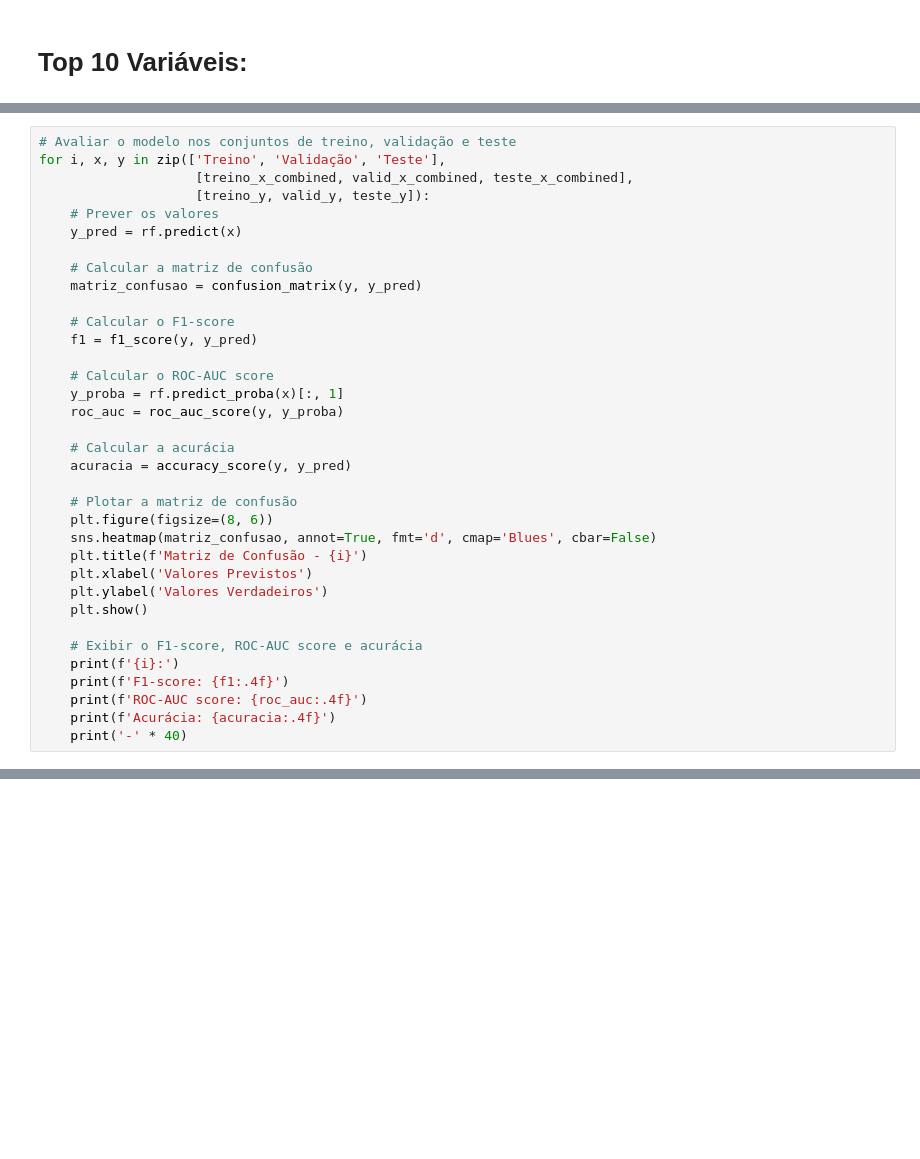
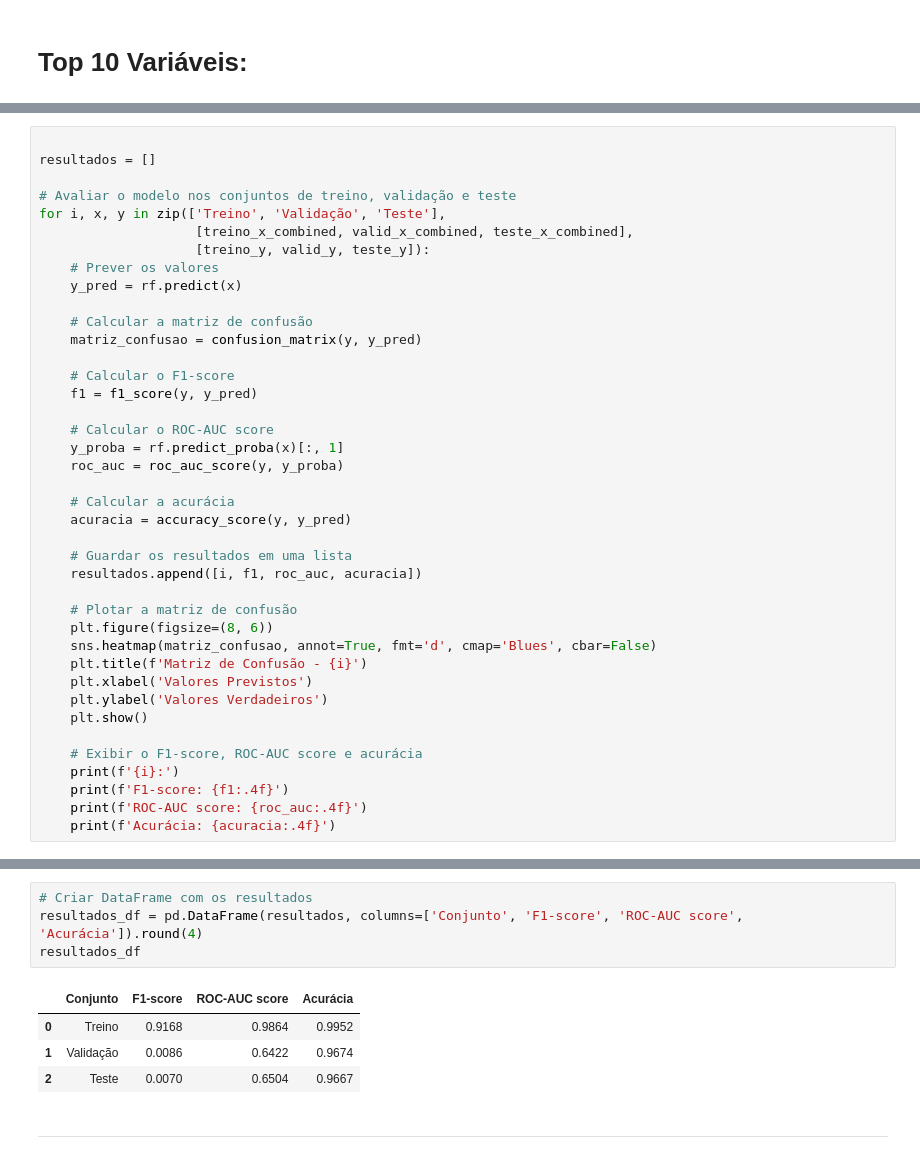
Before and after one commit to jrodrigotico/MBA-USP-ESALQ---TCC, a Jupyter notebook: debug.ipynb, the cells around one changed output, grey strips where cells are left out. Cells and saved outputs as stored; diff of their text form; blank space fills up the shorter version.

```diff
--- a/debug.ipynb
+++ b/debug.ipynb
@@ -505,4 +527,7 @@ rf.fit(treino_x_combined, treino_y)
 # %%
+
+resultados = []
+
 # Avaliar o modelo nos conjuntos de treino, validação e teste
 for i, x, y in zip(['Treino', 'Validação', 'Teste'],
                     [treino_x_combined, valid_x_combined, teste_x_combined],
@@ -523,6 +548,9 @@ for i, x, y in zip(['Treino', 'Validação', 'Teste'],
     # Calcular a acurácia
     acuracia = accuracy_score(y, y_pred)
 
+    # Guardar os resultados em uma lista
+    resultados.append([i, f1, roc_auc, acuracia])
+
     # Plotar a matriz de confusão
     plt.figure(figsize=(8, 6))
     sns.heatmap(matriz_confusao, annot=True, fmt='d', cmap='Blues', cbar=False)
@@ -536,7 +564,6 @@ for i, x, y in zip(['Treino', 'Validação', 'Teste'],
     print(f'F1-score: {f1:.4f}')
     print(f'ROC-AUC score: {roc_auc:.4f}')
     print(f'Acurácia: {acuracia:.4f}')
-    print('-' * 40)
 # %% [output]
 [figure]
 Treino:
@@ -561,0 +586,11 @@ RandomForestClassifier(random_state=123)
+# %%
+# Criar DataFrame com os resultados
+resultados_df = pd.DataFrame(resultados, columns=['Conjunto', 'F1-score', 'ROC-AUC score', 'Acurácia']).round(4)
+resultados_df
+# %% [output]
+|  | Conjunto | F1-score | ROC-AUC score | Acurácia |
+| 0 | Treino | 0.9168 | 0.9864 | 0.9952 |
+| 1 | Validação | 0.0086 | 0.6422 | 0.9674 |
+| 2 | Teste | 0.0070 | 0.6504 | 0.9667 |
+# %% [markdown]
+---------------------------------------------------
```
Also changed, not shown: parts of 18 cells of this notebook.
